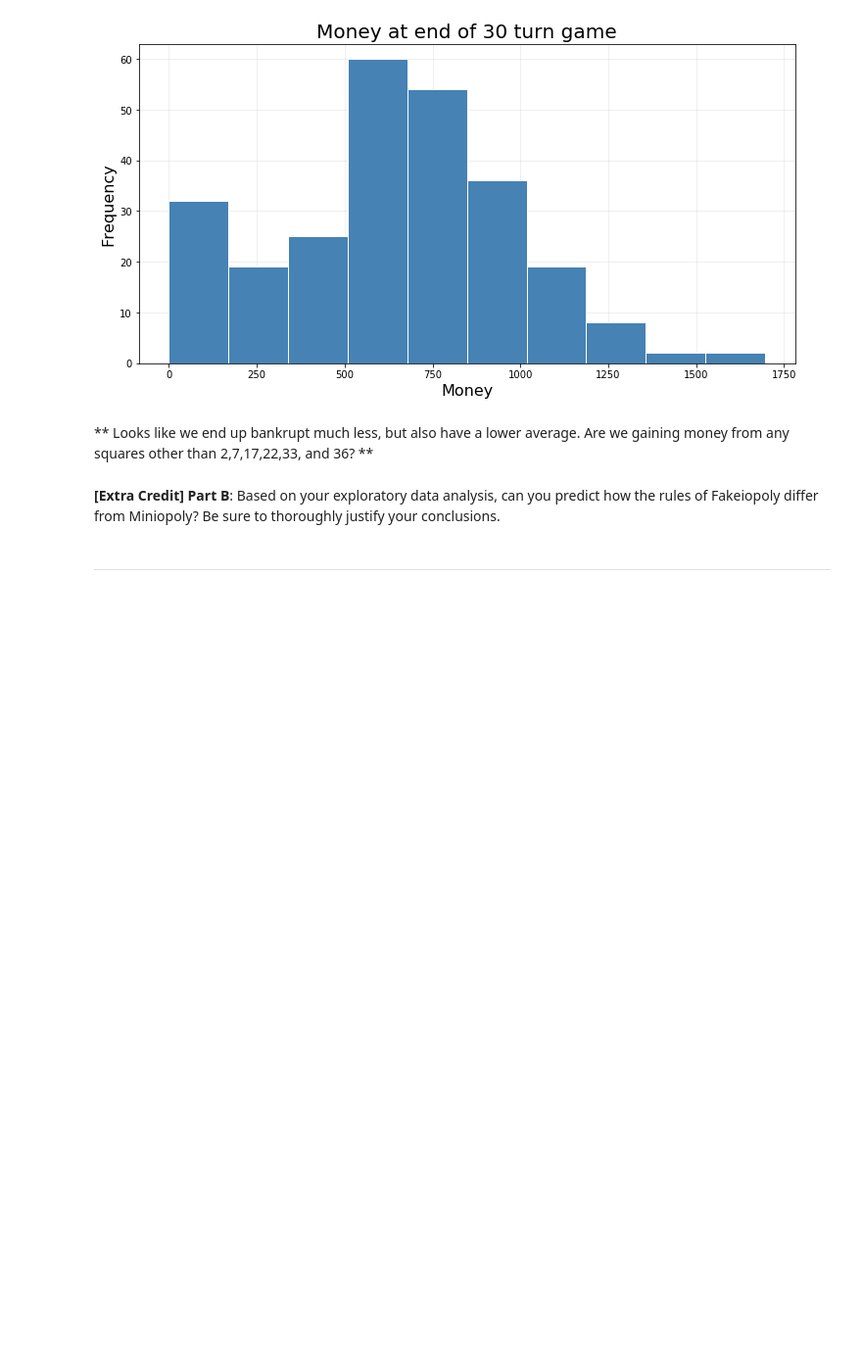
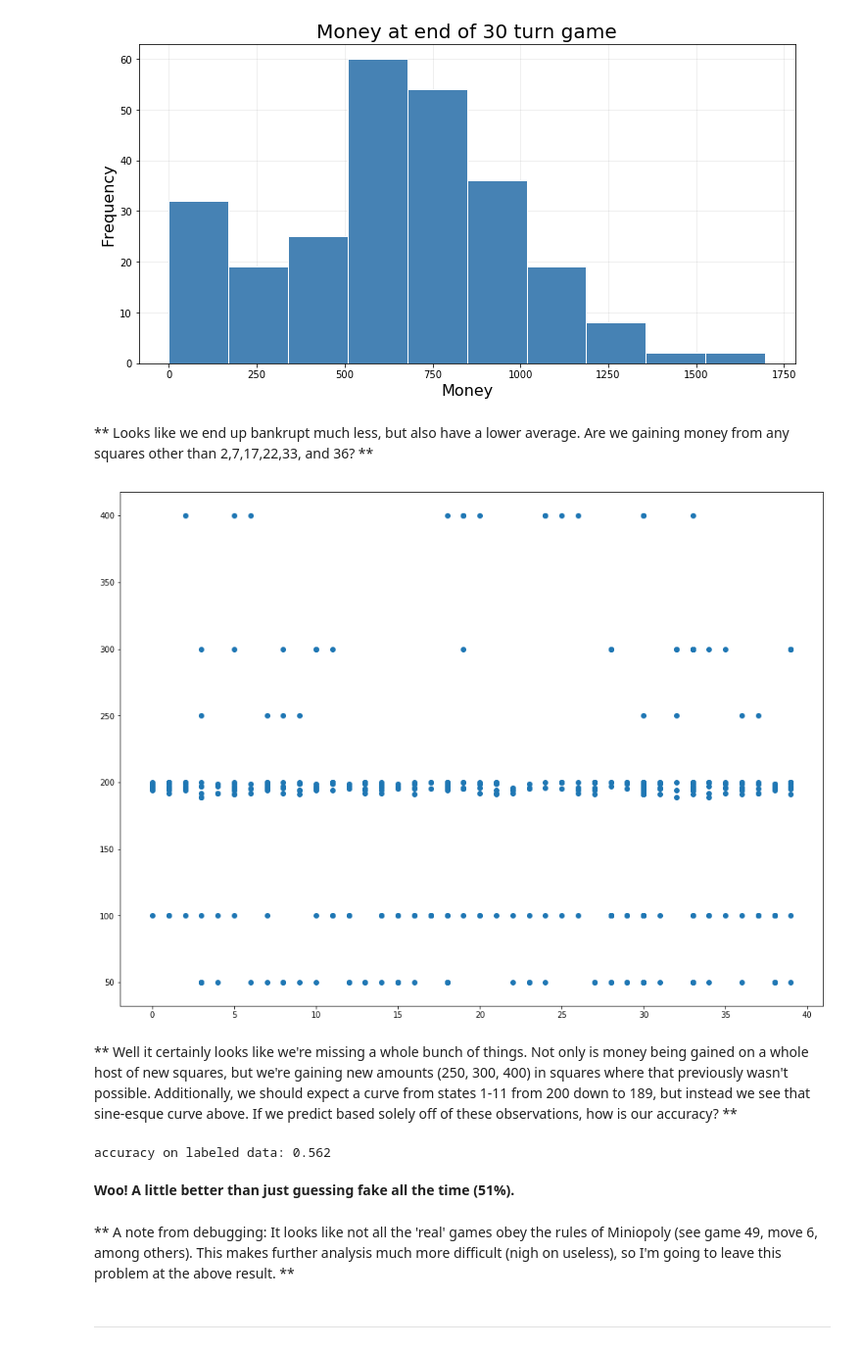
Before and after one commit to scuthbert/DataScience, a Jupyter notebook: hmwk/hmwk02/hmwk02.ipynb, the cells around one changed output. Shown: that part at 98% size. Saved outputs shown, nothing was run; the diff lists cells and outputs as text; code cells hidden in the pictures; blank space fills up the shorter version.

```diff
--- a/hmwk/hmwk02/hmwk02.ipynb
+++ b/hmwk/hmwk02/hmwk02.ipynb
@@ -516,5 +501,22 @@ Name: C20, dtype: float64
 [figure]
 # %% [markdown]
 ** Looks like we end up bankrupt much less, but also have a lower average. Are we gaining money from any squares other than 2,7,17,22,33, and 36? **
-# %% [markdown]
-**[Extra Credit] Part B**: Based on your exploratory data analysis, can you predict how the rules of Fakeiopoly differ from Miniopoly?  Be sure to thoroughly justify your conclusions.
+# %%
+dfStates = dfFakes.iloc[:, 0:20]
+dfDeltaCash = dfFakes.iloc[:, 20:40].diff(1,axis=1)
+money_gained = []
+dfDeltaCash.head()
+
+for index, row in dfDeltaCash.iterrows():
+    if (index > 200): break
+    for itemdex, item in enumerate(row):
+        if item > 0:
+            money_gained.append((dfStates.iloc[index, itemdex], item))
+
+fig, ax = plt.subplots(figsize=(16,12))
+plt.scatter(*zip(*money_gained))
+plt.show()
+# %% [output]
+[figure, added]
+# %% [markdown]
+** Well it certainly looks like we're missing a whole bunch of things. Not only is money being gained on a whole host of new squares, but we're gaining new amounts (250, 300, 400) in squares where that previously wasn't possible. Additionally, we should expect a curve from states 1-11 from 200 down to 189, but instead we see that sine-esque curve above. If we predict based solely off of these observations, how is our accuracy? **
@@ -521,2 +550,10 @@ Name: C20, dtype: float64
+# %%
+score(predict_game_log())
+# %% [output]
+accuracy on labeled data: 0.562
+# %% [markdown]
+**Woo! A little better than just guessing fake all the time (51%).**
+# %% [markdown]
+** A note from debugging: It looks like not all the 'real' games obey the rules of Miniopoly (see game 49, move 6, among others). This makes further analysis much more difficult (nigh on useless), so I'm going to leave this problem at the above result. **
 # %% [markdown]
 ****
```
Also changed, not shown: parts of 12 cells of this notebook.
